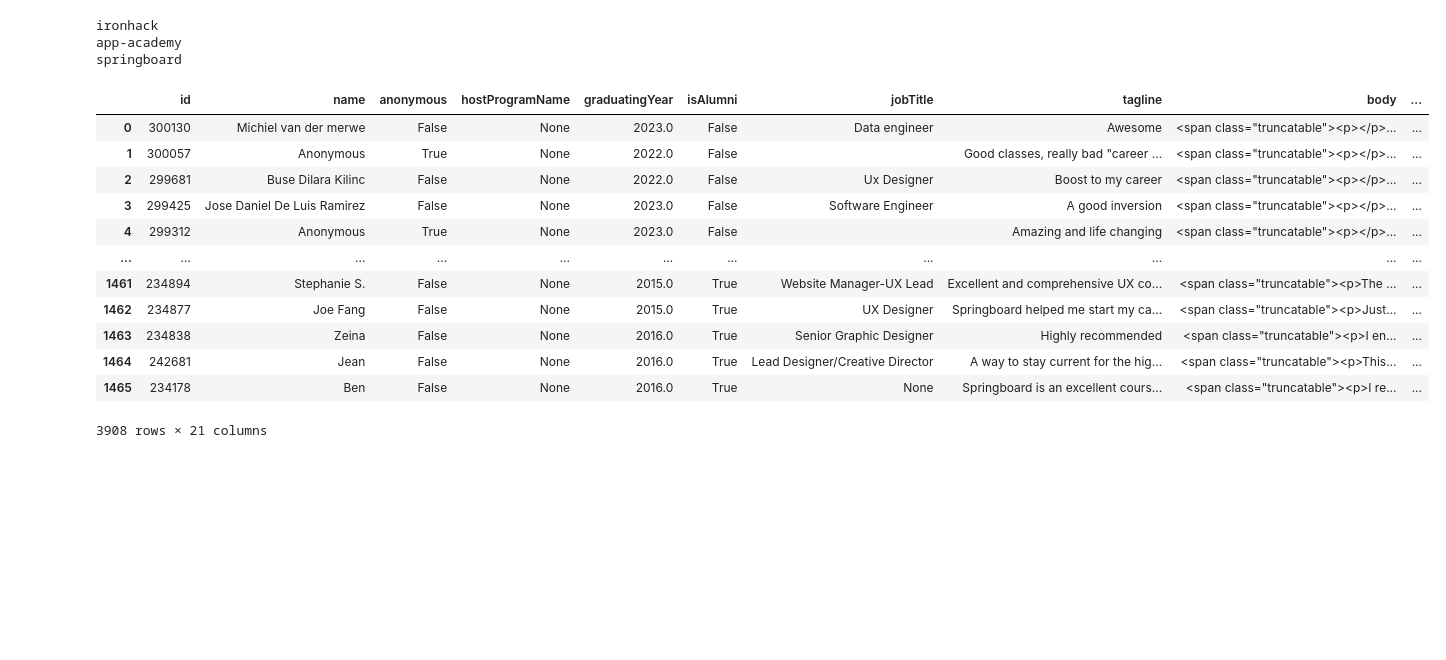
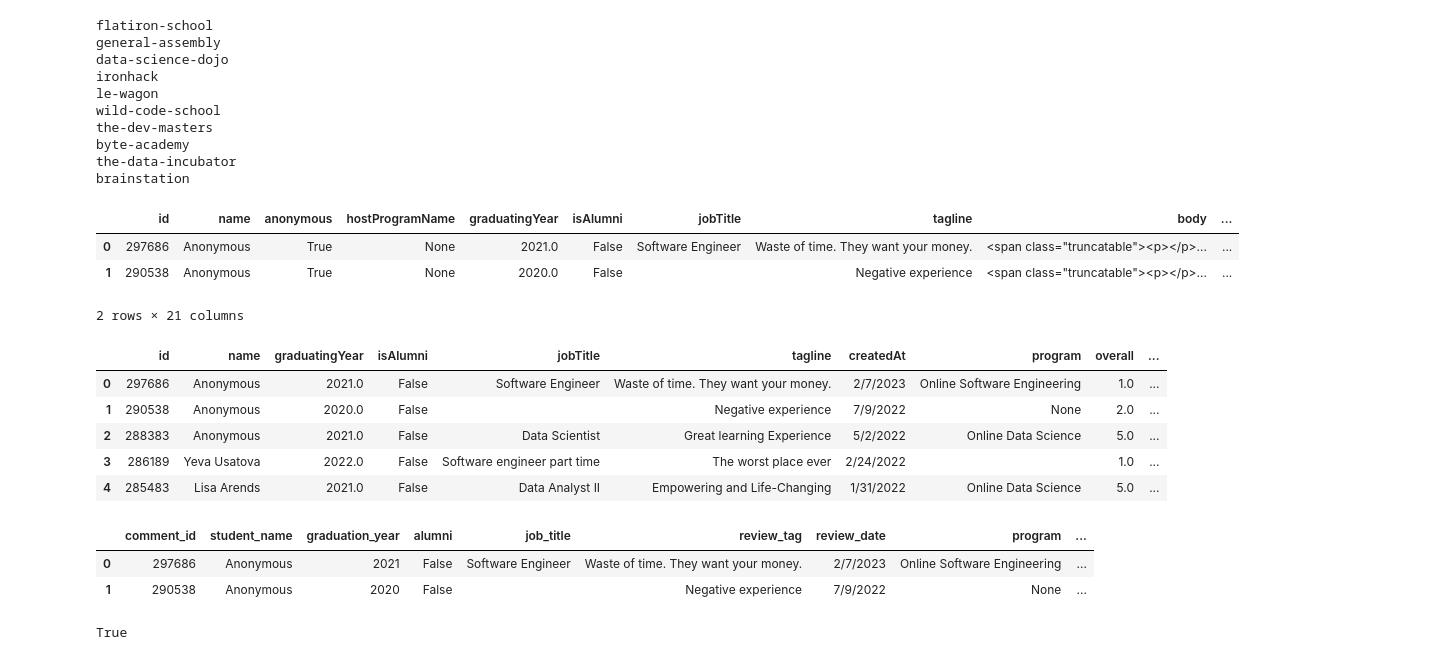
Before and after one commit to ekraj-pok/sql-project, a Jupyter notebook: main.ipynb, the cells around one changed output. Drawn from its saved outputs; the diff is of its cells as text; code cells hidden in the pictures; blank space fills up the shorter version.

```diff
--- a/main.ipynb
+++ b/main.ipynb
@@ -1,19 +1,24 @@
 # %%
-# you must populate this dict with the schools required -> try talking to the teaching team about this
-
-
-schools = {
-'ironhack' : 10828,
-'app-academy' : 10525,
-'springboard' : 11035
-}
-
 import re
 import pandas as pd
 from pandas.io.json import json_normalize
+import numpy as np
 import requests
 
+# you must populate this dict with the schools required -> try talking to the teaching team about this
 
+schools = {
+    'flatiron-school' : 10748,
+    'general-assembly' :10761,
+    'data-science-dojo' : 10685,
+    'ironhack' : 10828,
+    'le-wagon' : 10868,
+    'wild-code-school' : 11169,
+    'the-dev-masters' : 11077,
+    'byte-academy' : 10574,
+    'the-data-incubator' : 11074,
+    "brainstation" : 10571,
+    }
 
 def get_comments_school(school):
     TAG_RE = re.compile(r'<[^>]+>')
@@ -25,6 +30,7 @@ def get_comments_school(school):
     #converts json to dataframe
     reviews =  pd.DataFrame(data['content']['reviews'])
 
+
     #aux function to apply regex and remove tags
     def remove_tags(x):
         return TAG_RE.sub('',x)
@@ -32,7 +38,9 @@ def get_comments_school(school):
     reviews['school'] = school
     return reviews
 # %%
-# could you write this as a list comprehension? ;)
+# could you write this as a list comprehension?
+# comments = [comments.append(get_comments_school(school)) for school in schools.keys()]
+
 comments = []
 
 for school in schools.keys():
@@ -41,22 +49,31 @@ for school in schools.keys():
 
 comments = pd.concat(comments)
 # %% [output]
+flatiron-school
+general-assembly
+data-science-dojo
 ironhack
-app-academy
-springboard
+le-wagon
+wild-code-school
+the-dev-masters
+byte-academy
+the-data-incubator
+brainstation
+# %%
+comments.head(2)
+# %% [output]
+|  | id | name | anonymous | hostProgramName | graduatingYear | isAlumni | jobTitle | tagline | body | ... |
+| 0 | 297686 | Anonymous | True | None | 2021.0 | False | Software Engineer | Waste of time. They want your money. | <span class="truncatable"><p></p>... | ... |
+| 1 | 290538 | Anonymous | True | None | 2020.0 | False |  | Negative experience | <span class="truncatable"><p></p>... | ... |
+2 rows × 21 columns
+# %%
+comments.drop(['anonymous', 'hostProgramName', 'body', 'rawBody', 'user', 'comments', 'overallScore','queryDate' ], axis=1, inplace = True, errors='ignore')
 # %%
-comments
+comments.head()
 # %% [output]
-|  | id | name | anonymous | hostProgramName | graduatingYear | isAlumni | jobTitle | tagline | body | ... |
-| 0 | 300130 | Michiel van der merwe | False | None | 2023.0 | False | Data engineer | Awesome | <span class="truncatable"><p></p>... | ... |
-| 1 | 300057 | Anonymous | True | None | 2022.0 | False |  | Good classes, really bad "career ... | <span class="truncatable"><p></p>... | ... |
-| 2 | 299681 | Buse Dilara Kilinc | False | None | 2022.0 | False | Ux Designer | Boost to my career | <span class="truncatable"><p></p>... | ... |
-| 3 | 299425 | Jose Daniel De Luis Ramirez | False | None | 2023.0 | False | Software Engineer | A good inversion | <span class="truncatable"><p></p>... | ... |
-| 4 | 299312 | Anonymous | True | None | 2023.0 | False |  | Amazing and life changing | <span class="truncatable"><p></p>... | ... |
-| ... | ... | ... | ... | ... | ... | ... | ... | ... | ... | ... |
-| 1461 | 234894 | Stephanie S. | False | None | 2015.0 | True | Website Manager-UX Lead | Excellent and comprehensive UX co... | <span class="truncatable"><p>The ... | ... |
-| 1462 | 234877 | Joe Fang | False | None | 2015.0 | True | UX Designer | Springboard helped me start my ca... | <span class="truncatable"><p>Just... | ... |
-| 1463 | 234838 | Zeina | False | None | 2016.0 | True | Senior Graphic Designer | Highly recommended | <span class="truncatable"><p>I en... | ... |
-| 1464 | 242681 | Jean | False | None | 2016.0 | True | Lead Designer/Creative Director | A way to stay current for the hig... | <span class="truncatable"><p>This... | ... |
-| 1465 | 234178 | Ben | False | None | 2016.0 | True | None | Springboard is an excellent cours... | <span class="truncatable"><p>I re... | ... |
+|  | id | name | graduatingYear | isAlumni | jobTitle | tagline | createdAt | program | overall | ... |
+| 0 | 297686 | Anonymous | 2021.0 | False | Software Engineer | Waste of time. They want your money. | 2/7/2023 | Online Software Engineering | 1.0 | ... |
+| 1 | 290538 | Anonymous | 2020.0 | False |  | Negative experience | 7/9/2022 | None | 2.0 | ... |
+| 2 | 288383 | Anonymous | 2021.0 | False | Data Scientist | Great learning Experience | 5/2/2022 | Online Data Science | 5.0 | ... |
+| 3 | 286189 | Yeva Usatova | 2022.0 | False | Software engineer part time | The worst place ever | 2/24/2022 |  | 1.0 | ... |
+| 4 | 285483 | Lisa Arends | 2021.0 | False | Data Analyst II | Empowering and Life-Changing | 1/31/2022 | Online Data Science | 5.0 | ... |
-3908 rows × 21 columns
@@ -62,0 +85,6 @@ comments
+# %%
+comments.head(2)
+# %% [output]
+|  | comment_id | student_name | graduation_year | alumni | job_title | review_tag | review_date | program | ... |
+| 0 | 297686 | Anonymous | 2021 | False | Software Engineer | Waste of time. They want your money. | 2/7/2023 | Online Software Engineering | ... |
+| 1 | 290538 | Anonymous | 2020 | False |  | Negative experience | 7/9/2022 | None | ... |
@@ -62,0 +105,5 @@ comments
+# %%
+# check if the connection was successful
+cnx.is_connected()
+# %% [output]
+True
```
Also changed, not shown: parts of 25 cells of this notebook, 5 other files.
